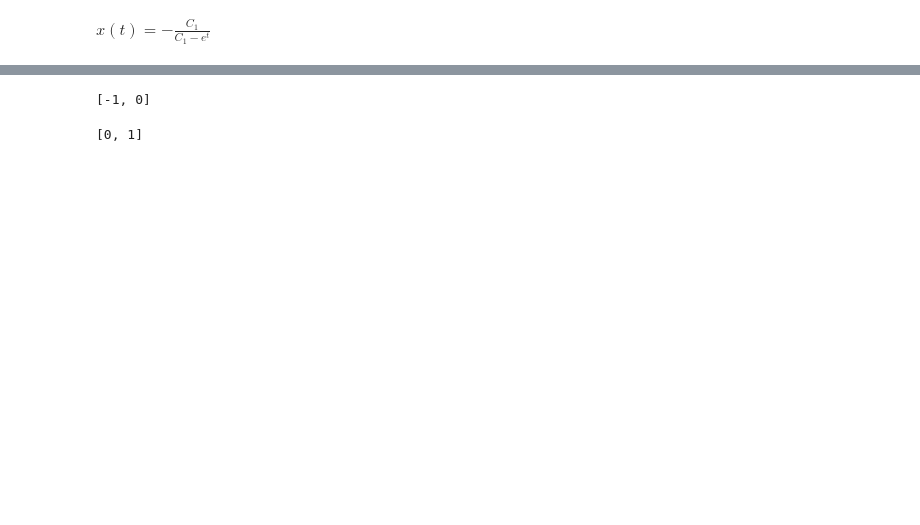
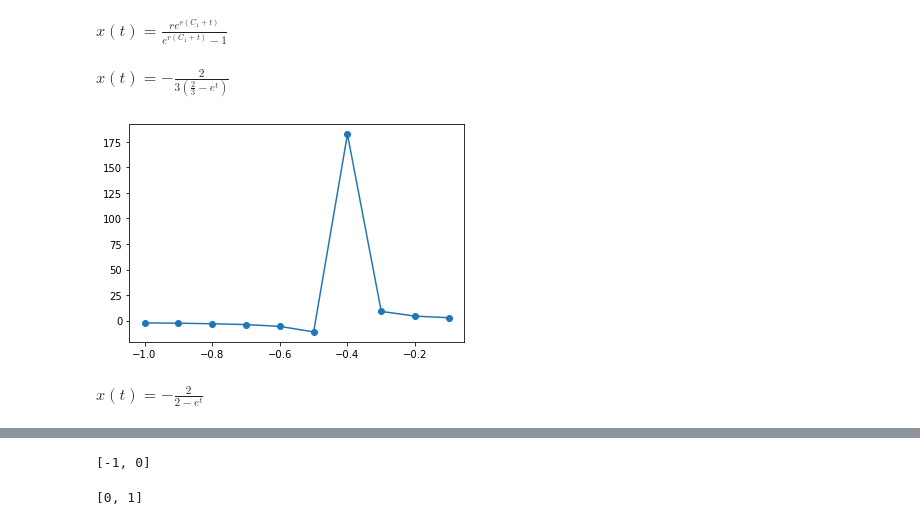
Before and after one commit to seowoo-sim/2021_cphys1, a Jupyter notebook: final.ipynb, the cells around one changed output, grey strips where cells are left out. Saved outputs shown, nothing was run; the diff lists cells and outputs as text; code cells hidden in the pictures; blank space fills up the shorter version.

```diff
--- a/final.ipynb
+++ b/final.ipynb
@@ -1,7 +10,34 @@
 # %%
-t = symbols('t')
-x = Function('x') # define x as a function of t
+#방정식을 풀었을 때
+t=symbols('t')
+r=symbols('r')
+x=Function('x')
 deq=Eq(x(t).diff(t),r*x(t)-x(t)**2)
 dsolve(deq)
 # %% [output]
-$\displaystyle x{\left(t \right)} = - \frac{C_{1}}{C_{1} - e^{t}}$
+$\displaystyle x{\left(t \right)} = \frac{r e^{r \left(C_{1} + t\right)}}{e^{r \left(C_{1} + t\right)} - 1}$
+# %%
+#1번
+t=symbols('t')
+r=symbols('r')
+x=Function('x')
+deq=Eq(x(t).diff(t),-1*x(t)-x(t)**2)
+dsolve(deq,ics={x(0):2})
+# %% [output]
+$\displaystyle x{\left(t \right)} = - \frac{2}{3 \left(\frac{2}{3} - e^{t}\right)}$
+# %%
+t1=np.linspace(-1,-0.1,10)
+f1=[-2/(3*(2/3 - exp(i))) for i in t1]
+plt.plot(t1,f1,'o-')
+plt.show()
+# %% [output]
+[figure, added]
+# %%
+#2번
+t= symbols('t')
+r=symbols('r')
+x = Function('x')
+deq2=Eq(x(t).diff(t),-1*x(t)-x(t)**2)
+dsolve(deq2,ics={x(0):-2})
+# %% [output]
+$\displaystyle x{\left(t \right)} = - \frac{2}{2 - e^{t}}$
```
Also changed, not shown: parts of 9 cells of this notebook.
